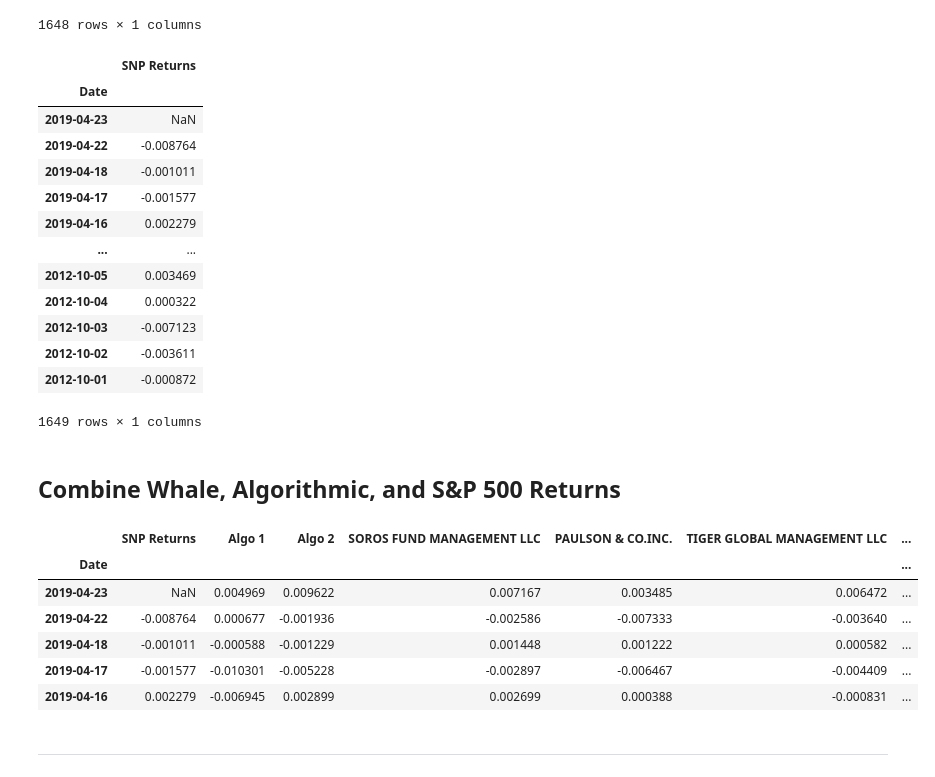
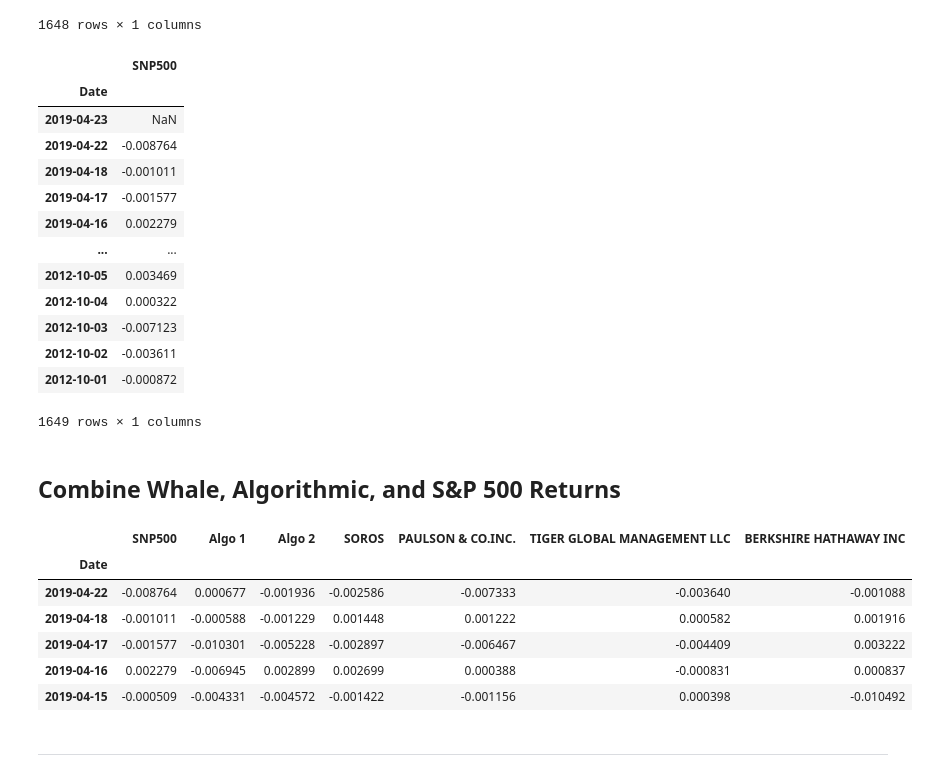
Before and after one commit to tjmcdowelldotcom/python-homework, a Jupyter notebook: Whale_Analysis/whale_analysis.ipynb, the cells around one changed output. Drawn from its saved outputs; the diff is of its cells as text; code cells hidden in the pictures.

```diff
--- a/Whale_Analysis/whale_analysis.ipynb
+++ b/Whale_Analysis/whale_analysis.ipynb
@@ -30,7 +30,7 @@ Files:
 Read the Whale Portfolio daily returns and clean the data
 # %%
 # Reading whale returns
-whale_df = pd.read_csv(Path('./Resources/whale_returns.csv'), index_col='Date', infer_datetime_format=True, parse_dates=True)
+whale_df = pd.read_csv(Path('../Resources/whale_returns.csv'), index_col='Date', infer_datetime_format=True, parse_dates=True)
 whale_df.head()
 # %% [output]
 |  | SOROS FUND MANAGEMENT LLC | PAULSON & CO.INC. | TIGER GLOBAL MANAGEMENT LLC | BERKSHIRE HATHAWAY INC |
@@ -75,7 +75,7 @@ whale_df
 Read the algorithmic daily returns and clean the data
 # %%
 # Reading algorithmic returns
-algo_df = pd.read_csv(Path('./Resources/algo_returns.csv'), index_col='Date', infer_datetime_format=True, parse_dates=True)
+algo_df = pd.read_csv(Path('../Resources/algo_returns.csv'), index_col='Date', infer_datetime_format=True, parse_dates=True)
 algo_df.head()
 # %% [output]
 |  | Algo 1 | Algo 2 |
@@ -118,7 +118,7 @@ algo_df
 Read the S&P 500 historic closing prices and create a new daily returns DataFrame from the data.
 # %%
 # Reading S&P 500 Closing Prices
-snp500_df = pd.read_csv(Path('./Resources/sp500_history.csv'), index_col='Date', infer_datetime_format=True, parse_dates=True)
+snp500_df = pd.read_csv(Path('../Resources/sp500_history.csv'), index_col='Date', infer_datetime_format=True, parse_dates=True)
 snp500_df.head()
 # %% [output]
 |  | Close |
@@ -190,10 +188,10 @@ snp500_df_dr.dropna()
 1648 rows × 1 columns
 # %%
 # Rename `Close` Column to be specific to this portfolio.
-snp500_df_dr = snp500_df_dr.rename(columns={'Close':'SNP Returns'})
+snp500_df_dr = snp500_df_dr.rename(columns={'Close':'SNP500'})
 snp500_df_dr
 # %% [output]
-|  | SNP Returns |
+|  | SNP500 |
 | Date |  |
 | 2019-04-23 | NaN |
 | 2019-04-22 | -0.008764 |
@@ -211,16 +209,18 @@ snp500_df_dr
 ## Combine Whale, Algorithmic, and S&P 500 Returns
 # %%
 # Join Whale Returns, Algorithmic Returns, and the S&P 500 Returns into a single DataFrame with columns for each portfolio's returns.
-combined_df = pd.concat([snp500_df_dr, algo_df,whale_df], axis="columns", join="inner")
+combined_df = pd.concat([snp500_df_dr, algo_df, whale_df], axis="columns", join="inner")
+combined_df = combined_df.dropna()
+combined_df = combined_df.rename(columns={'SOROS FUND MANAGEMENT LLC':'SOROS'})
 combined_df.head()
 # %% [output]
-|  | SNP Returns | Algo 1 | Algo 2 | SOROS FUND MANAGEMENT LLC | PAULSON & CO.INC. | TIGER GLOBAL MANAGEMENT LLC | ... |
-| Date |  |  |  |  |  |  | ... |
-| 2019-04-23 | NaN | 0.004969 | 0.009622 | 0.007167 | 0.003485 | 0.006472 | ... |
-| 2019-04-22 | -0.008764 | 0.000677 | -0.001936 | -0.002586 | -0.007333 | -0.003640 | ... |
-| 2019-04-18 | -0.001011 | -0.000588 | -0.001229 | 0.001448 | 0.001222 | 0.000582 | ... |
-| 2019-04-17 | -0.001577 | -0.010301 | -0.005228 | -0.002897 | -0.006467 | -0.004409 | ... |
-| 2019-04-16 | 0.002279 | -0.006945 | 0.002899 | 0.002699 | 0.000388 | -0.000831 | ... |
+|  | SNP500 | Algo 1 | Algo 2 | SOROS | PAULSON & CO.INC. | TIGER GLOBAL MANAGEMENT LLC | BERKSHIRE HATHAWAY INC |
+| Date |  |  |  |  |  |  |  |
+| 2019-04-22 | -0.008764 | 0.000677 | -0.001936 | -0.002586 | -0.007333 | -0.003640 | -0.001088 |
+| 2019-04-18 | -0.001011 | -0.000588 | -0.001229 | 0.001448 | 0.001222 | 0.000582 | 0.001916 |
+| 2019-04-17 | -0.001577 | -0.010301 | -0.005228 | -0.002897 | -0.006467 | -0.004409 | 0.003222 |
+| 2019-04-16 | 0.002279 | -0.006945 | 0.002899 | 0.002699 | 0.000388 | -0.000831 | 0.000837 |
+| 2019-04-15 | -0.000509 | -0.004331 | -0.004572 | -0.001422 | -0.001156 | 0.000398 | -0.010492 |
 # %% [markdown]
 ---
 # %% [markdown]
```
Also changed, not shown: parts of 44 cells of this notebook.
